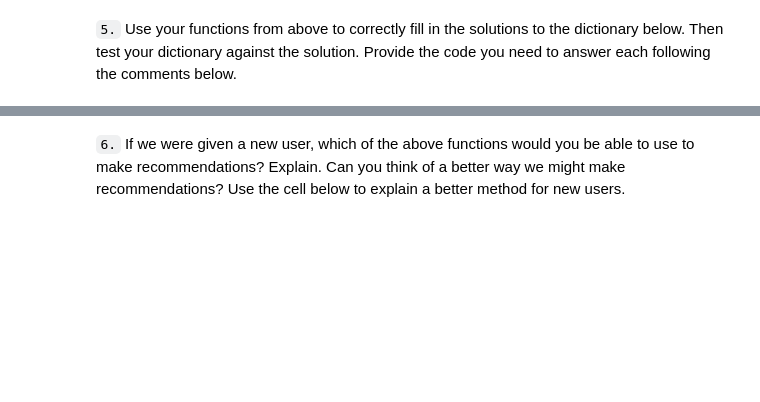
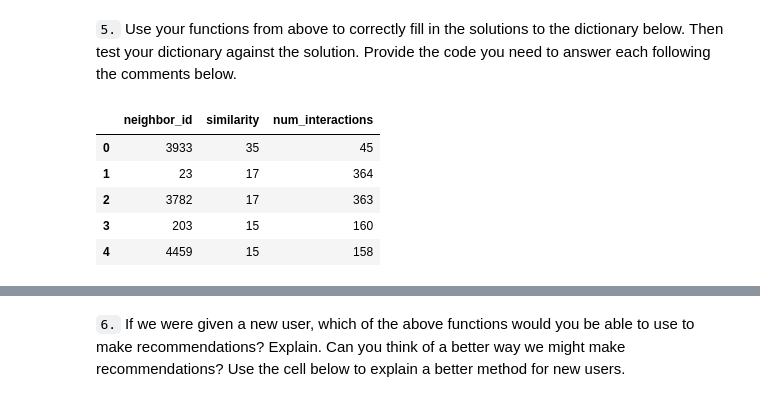
Before and after one commit to pedflotor/Data-Scientist-Nanodegree, a Jupyter notebook: Experimental Design & Recommendations/Recommendations with IBM/Recommendations_with_IBM.ipynb, the cells around one changed output, grey strips where cells are left out. Cells and saved outputs as stored; diff of their text form; code cells hidden in the pictures; blank space fills up the shorter version.

```diff
--- a/Experimental Design & Recommendations/Recommendations with IBM/Recommendations_with_IBM.ipynb
+++ b/Experimental Design & Recommendations/Recommendations with IBM/Recommendations_with_IBM.ipynb
@@ -379,2 +615,11 @@ print(rec_names)
 # %% [markdown]
 `5.` Use your functions from above to correctly fill in the solutions to the dictionary below.  Then test your dictionary against the solution.  Provide the code you need to answer each following the comments below.
+# %%
+get_top_sorted_users(1).head()
+# %% [output]
+|  | neighbor_id | similarity | num_interactions |
+| 0 | 3933 | 35 | 45 |
+| 1 | 23 | 17 | 364 |
+| 2 | 3782 | 17 | 363 |
+| 3 | 203 | 15 | 160 |
+| 4 | 4459 | 15 | 158 |
```
Also changed, not shown: parts of 46 cells of this notebook.
